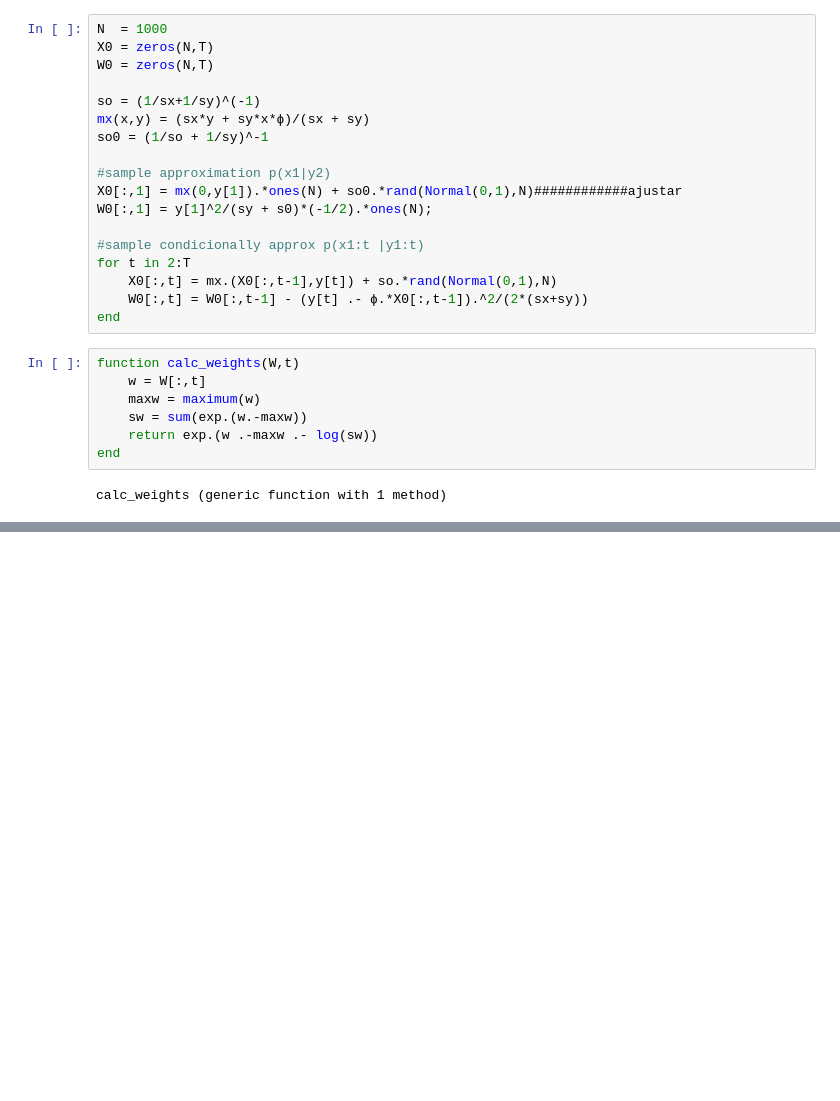
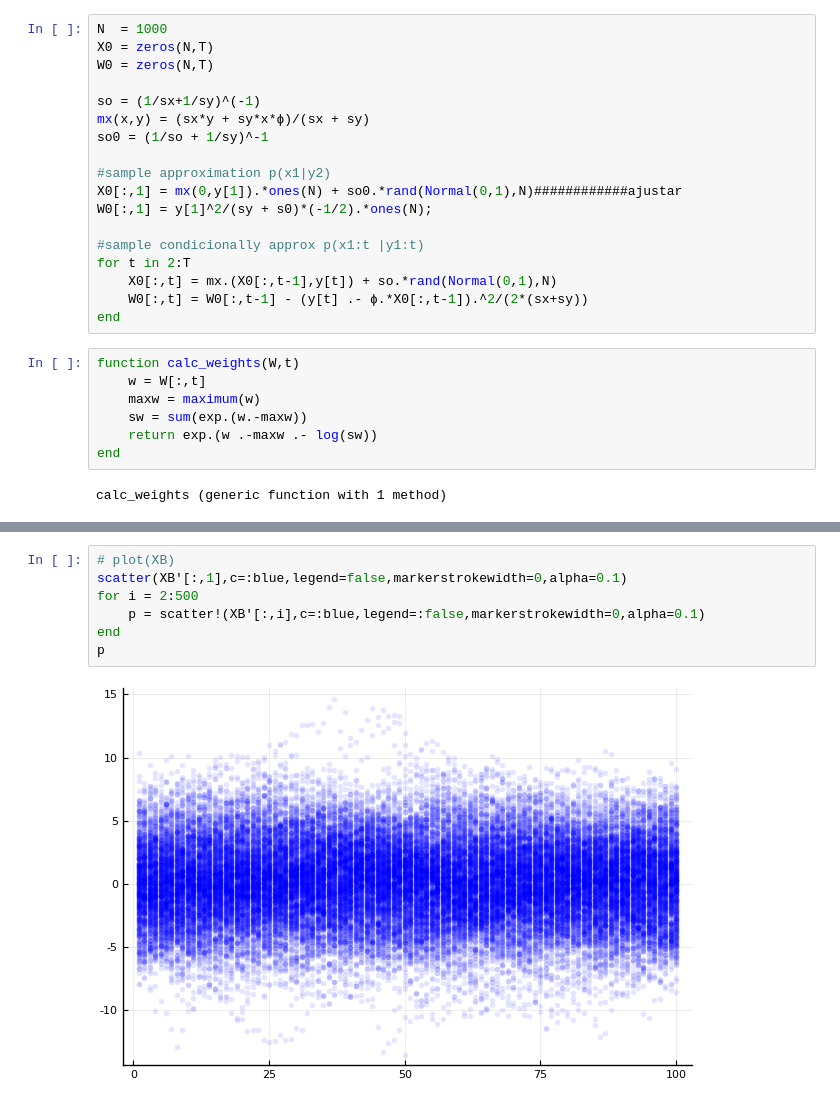
Before and after one commit to davibarreira/Computational_Statistics, a Jupyter notebook: Exercises4/Sheet 4 Linear Gaussian.ipynb, the cells around one changed output, grey strips where cells are left out. Drawn from its saved outputs; the diff is of its cells as text; blank space fills up the shorter version.

```diff
--- a/Exercises4/Sheet 4 Linear Gaussian.ipynb
+++ b/Exercises4/Sheet 4 Linear Gaussian.ipynb
@@ -85,0 +87,9 @@ plot(W0norm)
+# %%
+# plot(XB)
+scatter(XB'[:,1],c=:blue,legend=false,markerstrokewidth=0,alpha=0.1)
+for i = 2:500
+    p = scatter!(XB'[:,i],c=:blue,legend=:false,markerstrokewidth=0,alpha=0.1)
+end
+p
+# %% [output]
+[figure, added]
```
Also changed, not shown: parts of 2 cells of this notebook, 17 other files.
